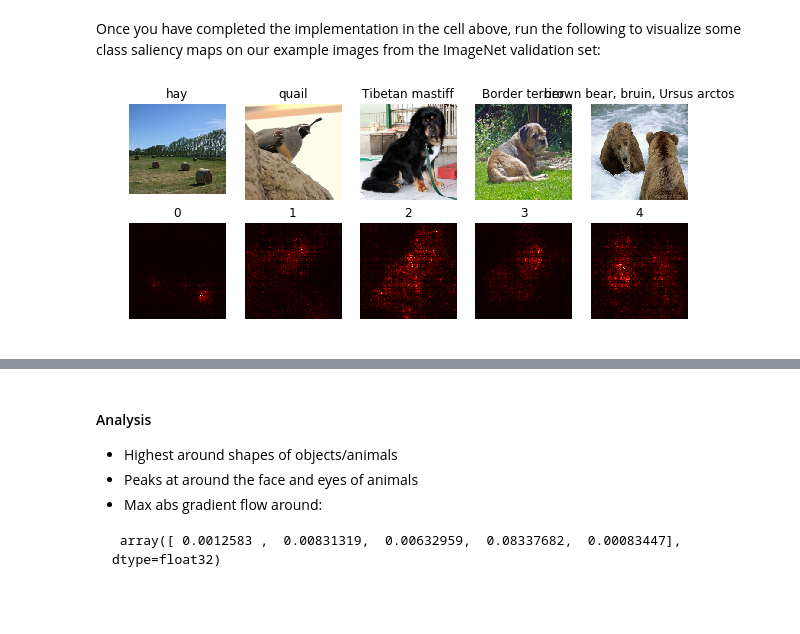
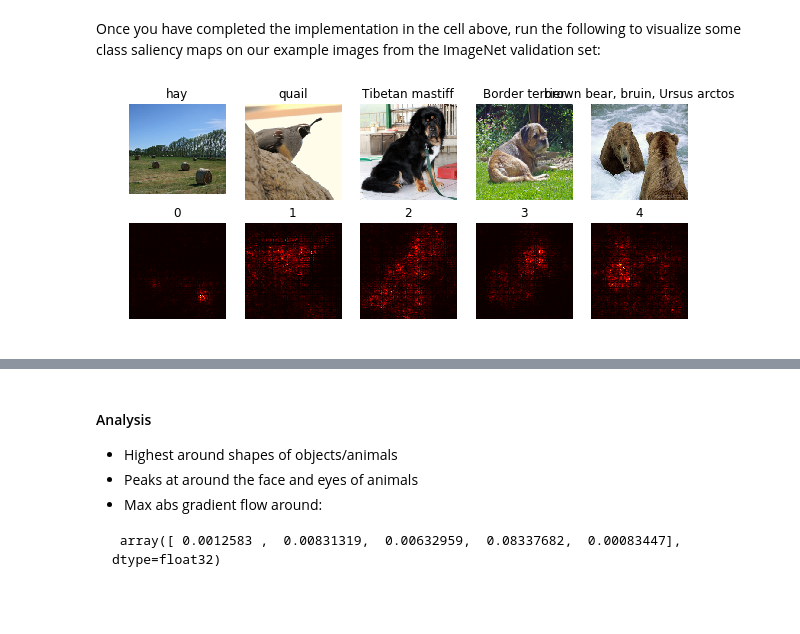
Before and after one commit to jimmyyentran/learning_machine_learning, a Jupyter notebook: cs231_stanford/assignment3_2017/NetworkVisualization-TensorFlow.ipynb, the cells around one changed output, grey strips where cells are left out. Saved outputs shown, nothing was run; the diff lists cells and outputs as text; code cells hidden in the pictures.

Commit message:
Finish fooling image and test salient loss wrt image

```diff
--- a/cs231_stanford/assignment3_2017/NetworkVisualization-TensorFlow.ipynb
+++ b/cs231_stanford/assignment3_2017/NetworkVisualization-TensorFlow.ipynb
@@ -144,22 +144,14 @@ def compute_saliency_maps(X, y, model):
     # when you call sess.run().                                                   #
     ###############################################################################
 
-    dimage = tf.gradients(model.loss, model.image)
+    # Gradient of correct score wrt image
+    dimage = tf.gradients(correct_scores, model.image)
+    sal = tf.squeeze(tf.reduce_max(tf.abs(dimage), axis=4))
 
-    # pure TF
-    sal = tf.squeeze(tf.reduce_max(tf.abs(dimage), axis=4))
     saliency = sess.run(sal, feed_dict={
         model.image: X,
-        model.labels: y
+        model.labels: y,
     })
-
-    # Numpy post process
-#     saliency = sess.run(dimage, feed_dict={
-#         model.image: X,
-#         model.labels: y
-#     })
-#     saliency = np.max(np.abs(saliency[0]), axis=3)
-
     ##############################################################################
     #                             END OF YOUR CODE                               #
     ##############################################################################
@@ -176,26 +178,26 @@ print(saliency.shape)
 # %% [markdown]
 Once you have completed the implementation in the cell above, run the following to visualize some class saliency maps on our example images from the ImageNet validation set:
 # %%
-def show_saliency_maps(X, y, mask):
+def show_saliency_maps(X, y, mask, fxn=compute_saliency_maps):
     mask = np.asarray(mask)
     Xm = X[mask]
     ym = y[mask]
 
-    saliency = compute_saliency_maps(Xm, ym, model)
+    saliency = fxn(Xm, ym, model)
 
     for i in range(mask.size):
         plt.subplot(2, mask.size, i + 1)
         plt.imshow(deprocess_image(Xm[i]))
         plt.axis('off')
         plt.title(class_names[ym[i]])
         plt.subplot(2, mask.size, mask.size + i + 1)
         plt.title(mask[i])
         plt.imshow(saliency[i], cmap=plt.cm.hot)
         plt.axis('off')
         plt.gcf().set_size_inches(10, 4)
     plt.show()
 
 mask = np.arange(5)
 show_saliency_maps(X, y, mask)
 # %% [output]
-[figure, old version]
+[figure, new version]
```
Also changed, not shown: parts of 8 cells of this notebook.
